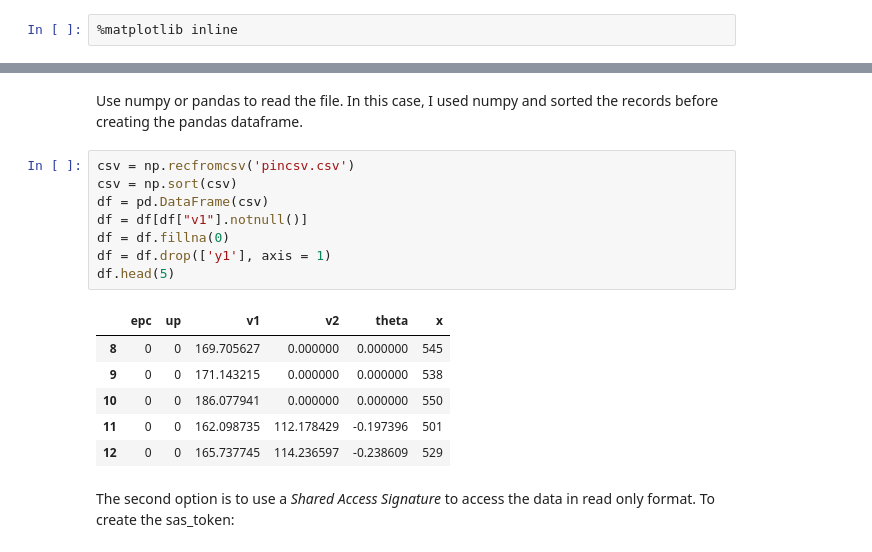
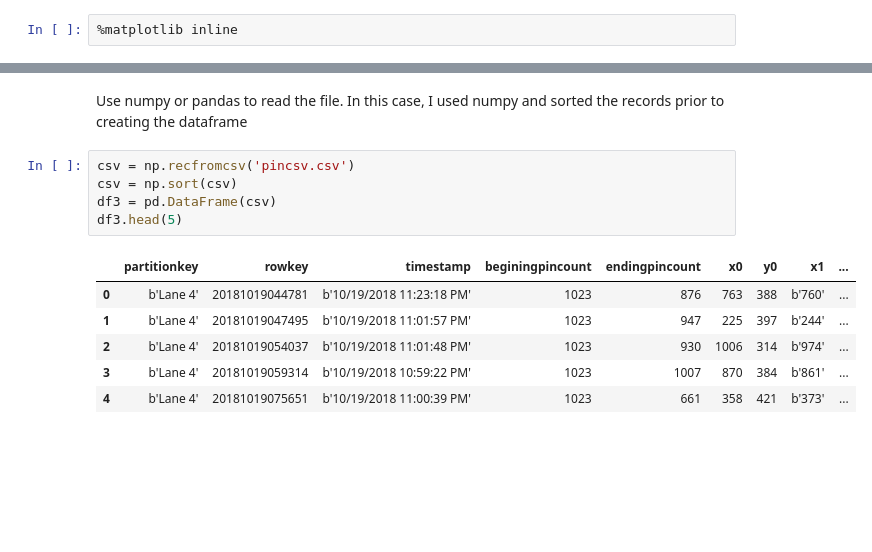
Before and after one commit to cliffeby/JNotebooks, a Jupyter notebook: PhaseII.ipynb, the cells around one changed output, grey strips where cells are left out. Cells and saved outputs as stored; diff of their text form; blank space fills up the shorter version.

```diff
--- a/PhaseII.ipynb
+++ b/PhaseII.ipynb
@@ -158,19 +166,14 @@ To access that data, use curl and the url for the RAW option for that file in re
 # %% [markdown]
-Use numpy or pandas to read the file.  In this case, I used numpy and sorted the records before creating the pandas dataframe.
+Use numpy or pandas to read the file.  In this case, I used numpy and sorted the records prior to creating the dataframe
 # %%
 csv = np.recfromcsv('pincsv.csv')
 csv = np.sort(csv)
-df = pd.DataFrame(csv)
-df = df[df["v1"].notnull()]
-df = df.fillna(0)
-df = df.drop(['y1'], axis = 1)
-df.head(5)
+df3 = pd.DataFrame(csv)
+df3.head(5)
 # %% [output]
-|  | epc | up | v1 | v2 | theta | x |
-| 8 | 0 | 0 | 169.705627 | 0.000000 | 0.000000 | 545 |
-| 9 | 0 | 0 | 171.143215 | 0.000000 | 0.000000 | 538 |
-| 10 | 0 | 0 | 186.077941 | 0.000000 | 0.000000 | 550 |
-| 11 | 0 | 0 | 162.098735 | 112.178429 | -0.197396 | 501 |
-| 12 | 0 | 0 | 165.737745 | 114.236597 | -0.238609 | 529 |
+|  | partitionkey | rowkey | timestamp | beginingpincount | endingpincount | x0 | y0 | x1 | ... |
+| 0 | b'Lane 4' | 20181019044781 | b'10/19/2018 11:23:18 PM' | 1023 | 876 | 763 | 388 | b'760' | ... |
+| 1 | b'Lane 4' | 20181019047495 | b'10/19/2018 11:01:57 PM' | 1023 | 947 | 225 | 397 | b'244' | ... |
+| 2 | b'Lane 4' | 20181019054037 | b'10/19/2018 11:01:48 PM' | 1023 | 930 | 1006 | 314 | b'974' | ... |
+| 3 | b'Lane 4' | 20181019059314 | b'10/19/2018 10:59:22 PM' | 1023 | 1007 | 870 | 384 | b'861' | ... |
+| 4 | b'Lane 4' | 20181019075651 | b'10/19/2018 11:00:39 PM' | 1023 | 661 | 358 | 421 | b'373' | ... |
-# %% [markdown]
-The second option is to use a _Shared Access Signature_ to access the data in read only format.  To create the sas_token:
```
Also changed, not shown: parts of 16 cells of this notebook.
